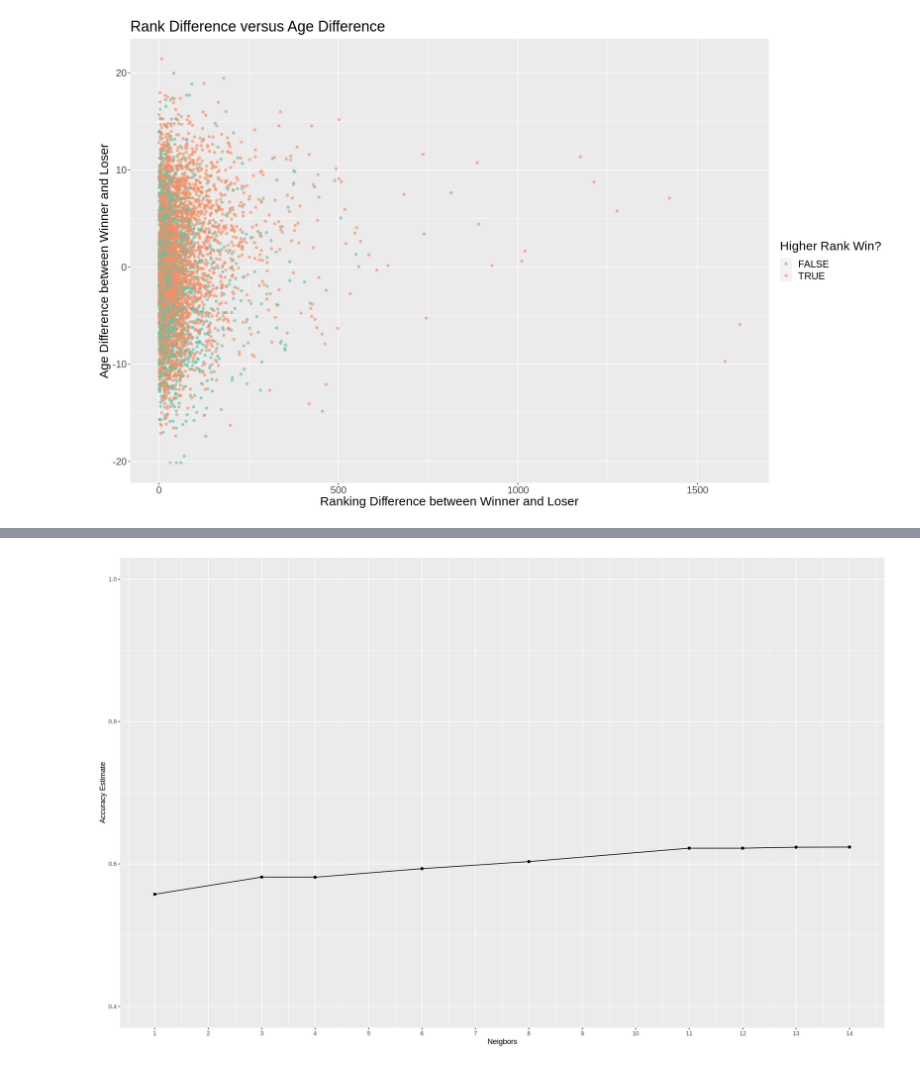
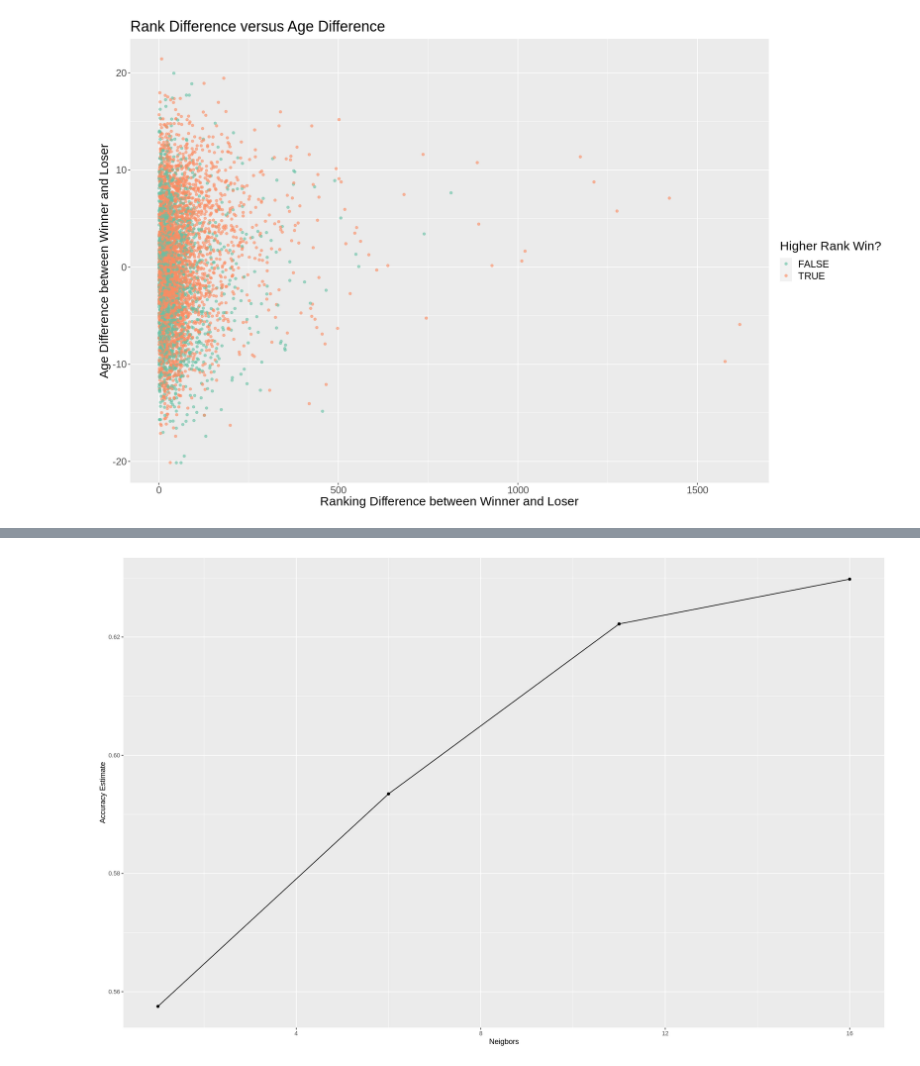
Before and after one commit to nitahieb/dsci100project, a Jupyter notebook: project.ipynb, the cells around one changed output, grey strips where cells are left out. Cells and saved outputs as stored; diff of their text form; code cells hidden in the pictures.

```diff
--- a/project.ipynb
+++ b/project.ipynb
@@ -120,16 +130,23 @@ tennis_fit <- workflow() %>%
                 collect_metrics()
 # %%
 # what K should we use?
-accuracies <- tennis_fit %>%
+
+k_vals <- tibble(neighbors = seq(from = 1, to = 20, by = 5))
+
+knn_results <- workflow() %>%
+  add_recipe(tennis_recipe) %>%
+  add_model(knn_tune) %>%
+  tune_grid(resamples = tennis_vfold, grid = k_vals) %>%
+  collect_metrics()
+
+accuracies <- knn_results %>%
                 filter(.metric == "accuracy")
 
 accuracy_vs_k <- accuracies %>%
                   ggplot(aes(x = neighbors, y = mean)) +
                   geom_point() +
                   geom_line() +
-                  labs(x = "Neigbors", y = "Accuracy Estimate") +
-                  scale_x_continuous(breaks = seq(0, 14, by = 1)) +
-                  scale_y_continuous(limits = c(0.4, 1.0))
+                  labs(x = "Neigbors", y = "Accuracy Estimate")
 accuracy_vs_k
 # %% [output]
-[figure, old version]
+[figure, new version]
```
Also changed, not shown: parts of 2 cells of this notebook.
